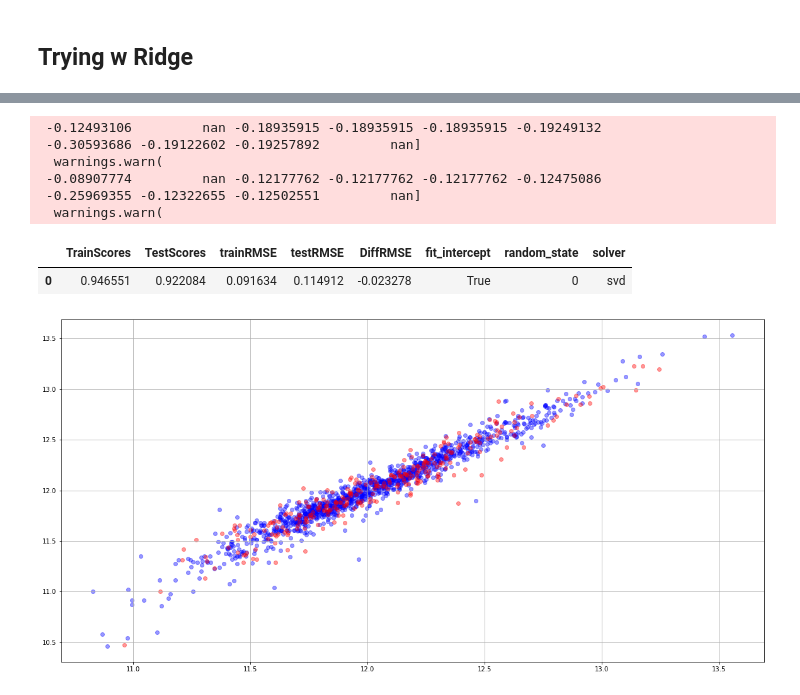
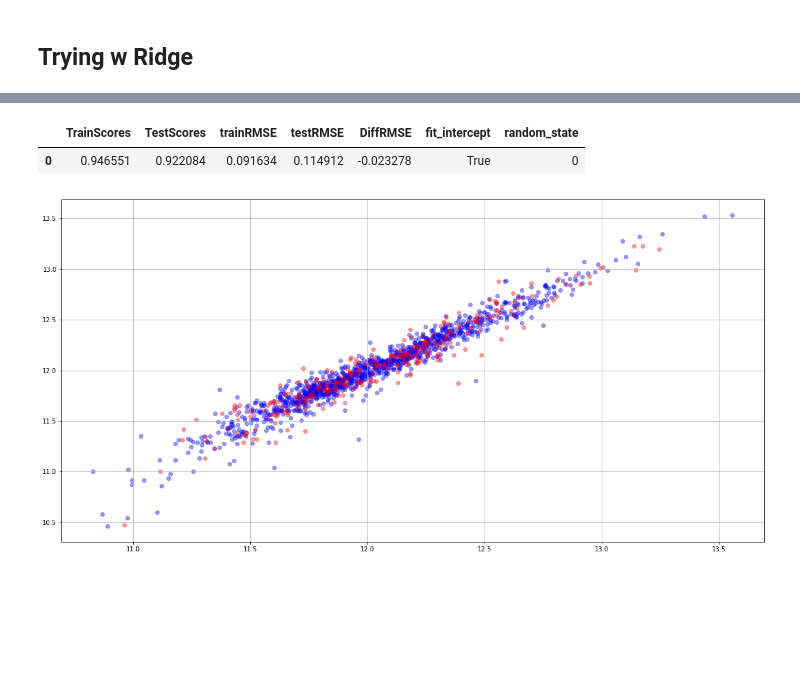
Before and after one commit to tdchoi7/ML_Project_Self, a Jupyter notebook: 1c_ModelTraining.ipynb, the cells around one changed output, grey strips where cells are left out. Cells and saved outputs as stored; diff of their text form; code cells hidden in the pictures; blank space fills up the shorter version.

```diff
--- a/1c_ModelTraining.ipynb
+++ b/1c_ModelTraining.ipynb
@@ -363,7 +349,7 @@ test_rmse = []
 best_par_list = []
 
 # setting up train_lso and test_lso sets
-xtrain_lso, xtest_lso, ytrain_lso, ytest_lso = ms.train_test_split(hp_lasso_strd_reduced,
+xtrain_lso, xtest_lso, ytrain_lso, ytest_lso = ms.train_test_split(hp_lasso_strd_dropped,
                                                                    hp_logsaleprice,
                                                                    test_size=0.2,
                                                                    random_state=0)
@@ -429,11 +415,10 @@ ridge = Ridge(random_state=state, max_iter=10000, fit_intercept=True)
 
 # parameters to use
 # alphas = np.linspace(1e-4, 2.5e-4, 30) 'alpha': alphas,
-solvers = ['auto', 'svd', 'cholesky', 'lsqr', 'sparse_cg', 'sag', 'saga', 'lbfgs']
+# solvers = ['auto', 'svd', 'cholesky', 'lsqr', 'sparse_cg', 'sag', 'saga', 'lbfgs']
 fitintercept = [True, False]
 
-gparam_ridge_1 = {'solver': solvers,
-                  'fit_intercept': fitintercept,
+gparam_ridge_1 = {'fit_intercept': fitintercept,
                   'random_state': [state]}
 
 # setting parameters
@@ -469,11 +454,5 @@ Wall time: 729 ms
- -0.12493106         nan -0.18935915 -0.18935915 -0.18935915 -0.19249132
- -0.30593686 -0.19122602 -0.19257892         nan]
-  warnings.warn(
- -0.08907774         nan -0.12177762 -0.12177762 -0.12177762 -0.12475086
- -0.25969355 -0.12322655 -0.12502551         nan]
-  warnings.warn(
-|  | TrainScores | TestScores | trainRMSE | testRMSE | DiffRMSE | fit_intercept | random_state | solver |
-| 0 | 0.946551 | 0.922084 | 0.091634 | 0.114912 | -0.023278 | True | 0 | svd |
+|  | TrainScores | TestScores | trainRMSE | testRMSE | DiffRMSE | fit_intercept | random_state |
+| 0 | 0.946551 | 0.922084 | 0.091634 | 0.114912 | -0.023278 | True | 0 |
 # %%
 plt.figure(figsize=(20, 10))
 plt.scatter(gs_ridge_1.best_estimator_.predict(xtrain), ytrain, color='blue', alpha=0.4)
```
Also changed, not shown: parts of 13 cells of this notebook, 23 other files.
